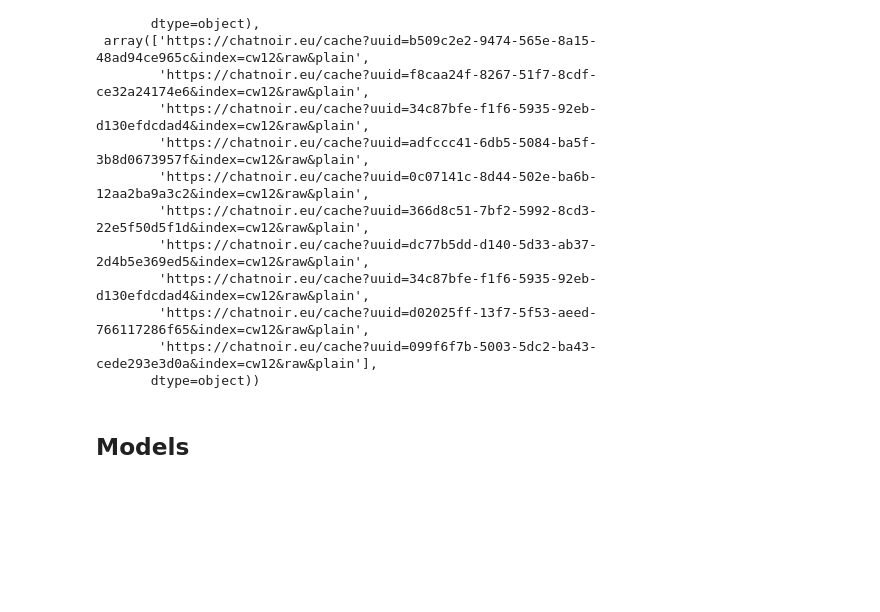
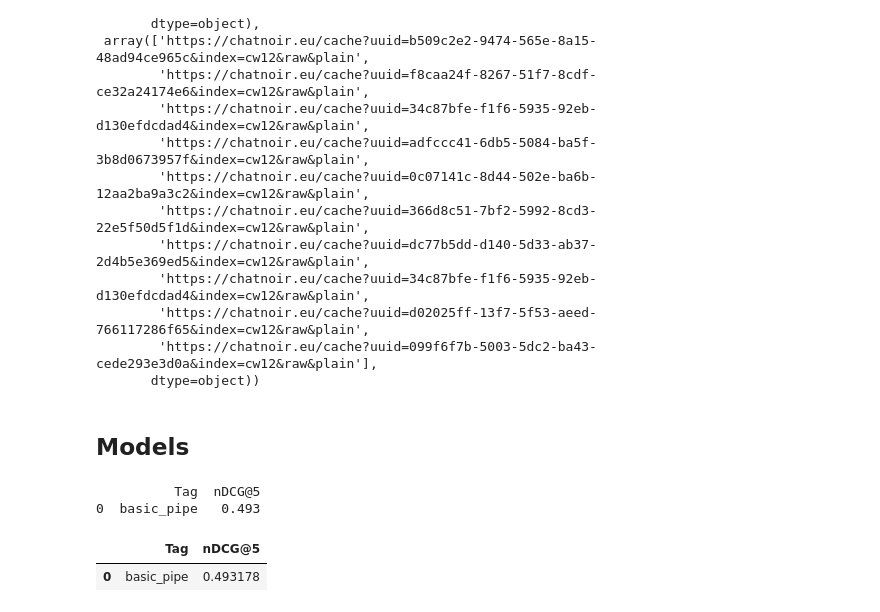
Before and after one commit to DanieleMorotti/Argument-retrieval-for-comparative-questions, a Jupyter notebook: document_retrieval.ipynb, the cells around one changed output. Cells and saved outputs as stored; diff of their text form; code cells hidden in the pictures; blank space fills up the shorter version.

Commit message:
feat: pipeline class changes and combination pipeline implemented

```diff
--- a/document_retrieval.ipynb
+++ b/document_retrieval.ipynb
@@ -562,0 +595,2 @@ retrieve_docs(corpus_df, dense_results['1'], "dense")
+# %%
+comb_pipeline = CombinationPipeline('results', "basic_pipe", sparse_index, dense_index)
@@ -562,0 +599,7 @@ retrieve_docs(corpus_df, dense_results['1'], "dense")
+# %%
+comb_pipeline.evaluate('downloads/relevance.qrels', 'results/basic_pipe_results.qrels', 5, save=True)
+# %% [output]
+          Tag  nDCG@5
+0  basic_pipe   0.493
+|  | Tag | nDCG@5 |
+| 0 | basic_pipe | 0.493178 |
```
Also changed, not shown: parts of 8 cells of this notebook, 4 other files.
